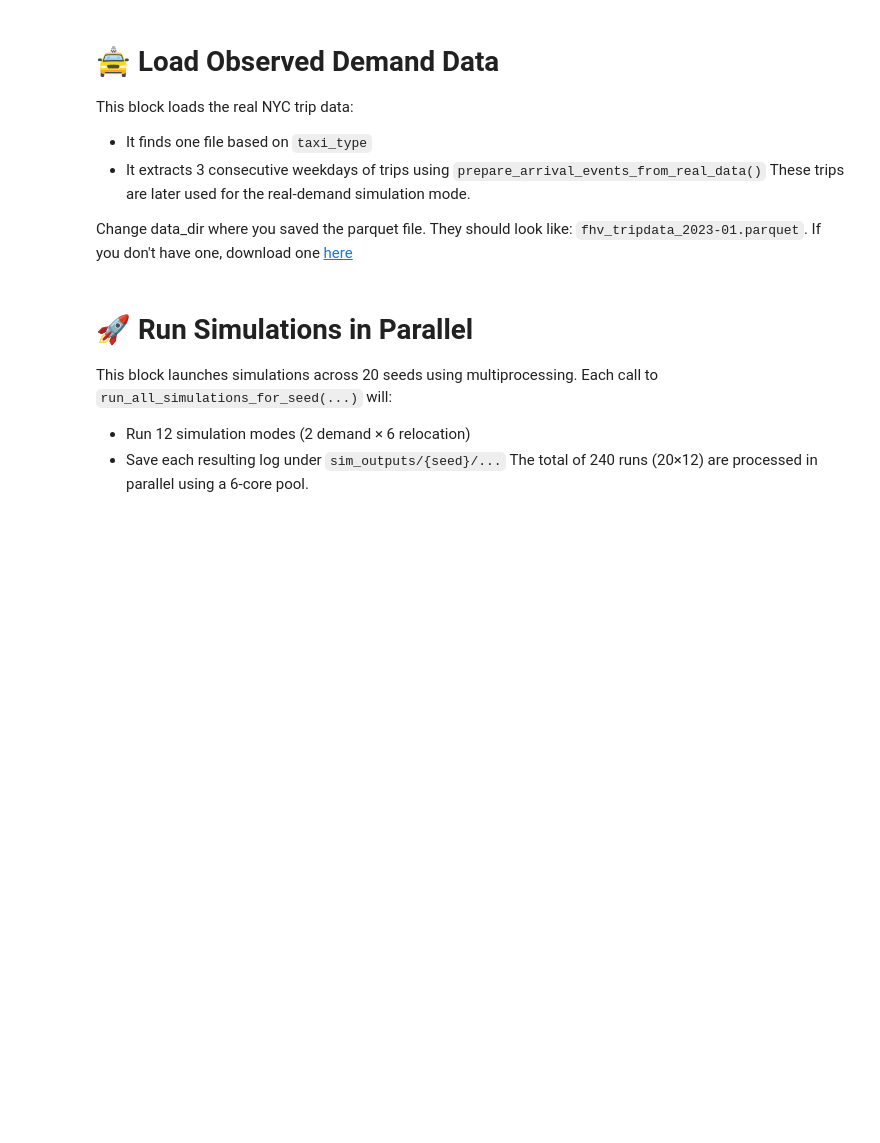
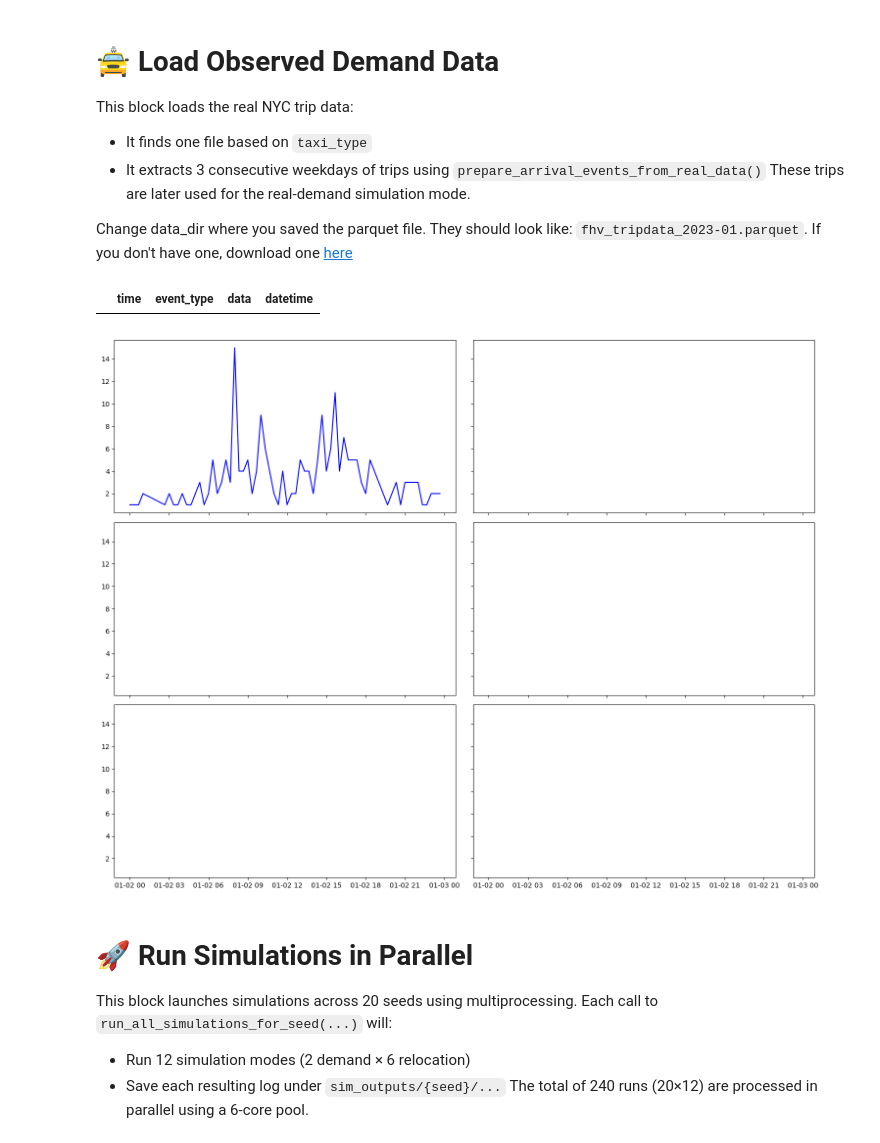
Before and after one commit to Readilyield/Robotaxi_Reposition_Project, a Jupyter notebook: simulate/1simulate.ipynb, the cells around one changed output. Saved outputs shown, nothing was run; the diff lists cells and outputs as text; code cells hidden in the pictures; blank space fills up the shorter version.

```diff
--- a/simulate/1simulate.ipynb
+++ b/simulate/1simulate.ipynb
@@ -21,9 +21,9 @@ Define key parameters for the simulation:
 - `lookahead_options`: defines which Q-matrix files (for lookahead) to use in some modes
 # %%
 Delta = 20  # in minutes
-max_time = 72  # hours
+max_time = 24  # hours
 N = 8000
-start_time = pd.Timestamp("2025-01-02 00:00:00")
+start_time = pd.Timestamp("2025-01-02 08:00:00")
 eta = 0.5
 lookahead_options = [2, 4, 8]
 # %% [markdown]
@@ -41,8 +41,8 @@ with np.load("../nyc_trip/trip_counts.npz") as data:
     trip_counts = data["trip_counts"]
     num_dates = data["num_dates"]
 
-with np.load("../nyc_trip/mu_cp.npz") as data:
-    mu_ = data["mu"]
+with np.load('../nyc_trip/mu_cp_clipped.npz') as data:
+    mu = data['mu']
 
 trip_counts[trip_counts == 0] = 1
 lambda_ = trip_counts.sum(axis=2) / (Delta / 60 * num_dates)
@@ -50,6 +50,10 @@ P = trip_counts / trip_counts.sum(axis=2, keepdims=True)
 
 T, R, _ = P.shape
 Q_base = np.array([np.identity(R) for _ in range(T)])
+
+# read Q_matrix file
+with np.load('../nyc_trip/Q_clipping.npz') as data:
+    Q = data['Q']
 # %% [markdown]
 # 🚖 Load Observed Demand Data
 
@@ -69,0 +107,2 @@ arrival_events = prepare_arrival_events_from_real_data(df)
+# %%
+df_log['datetime'] = pd.to_timedelta(df_log['time'], unit='h') + pd.Timestamp('2025-01-02')
@@ -70,3 +124,40 @@ arrival_events = prepare_arrival_events_from_real_data(df)
+# %%
+ride_starts = df_log[df_log['event_type'] == RIDE_START].copy()
+# ride_starts['region'] = ride_starts['data'].apply(lambda x: x['origin'])
+# ride_starts = ride_starts[ride_starts['region'] == region_id]
+
+# ride_starts['time_bin'] = ride_starts['datetime'].dt.floor(f'{bin_minutes}min')
+# ride_starts = ride_starts.groupby('time_bin').size().reset_index(name='num_ridestarts')
+ride_starts
+# %% [output]
+|  | time | event_type | data | datetime |
+# %%
+fig, axes = plt.subplots(3, 2, figsize=(15, 12), sharex=True, sharey=True)
+axes = axes.flatten()
+
+region_id =  14
+bin_minutes = 20
+
+arrival_ts = get_rider_arrival_timeseries(df_log, region_id=region_id, bin_minutes=bin_minutes)
+ridestarts_ts = get_ridestarts_timeseries(df_log, region_id=region_id, bin_minutes=bin_minutes)
+lostrides_ts = get_rider_lost_timeseries(df_log, region_id=region_id, bin_minutes=bin_minutes)
+
+start_time = arrival_ts['time_bin'].min() + timedelta(days=2)
+end_time = arrival_ts['time_bin'].max()
+
+# arrival_ts = fill_missing_time_bins(arrival_ts, start_time, end_time, bin_minutes, count_col='num_arrivals')
+# ridestarts_ts = fill_missing_time_bins(ridestarts_ts, start_time, end_time, bin_minutes, count_col='num_ridestarts')
+# lostrides_ts = fill_missing_time_bins(lostrides_ts, start_time, end_time, bin_minutes, count_col='num_lost_rides')
+
+ax = axes[0]
+ax.plot(arrival_ts['time_bin'], arrival_ts['num_arrivals'], label='Arrivals', color='blue')
+ax.plot(ridestarts_ts['time_bin'], ridestarts_ts['num_ridestarts'], label='Ride Starts', color='orange')
+ax.plot(lostrides_ts['time_bin'], lostrides_ts['num_lost_rides'], label='Lost Riders', color='purple')
+ax.tick_params(axis='x', rotation=45)
+plt.tight_layout(rect=[0, 0, 1, 0.96])
+plt.show()
+# %% [output]
+[figure, added]
 # %% [markdown]
 # 🚀 Run Simulations in Parallel
 
```
Also changed, not shown: parts of 4 cells of this notebook, 5 other files.
